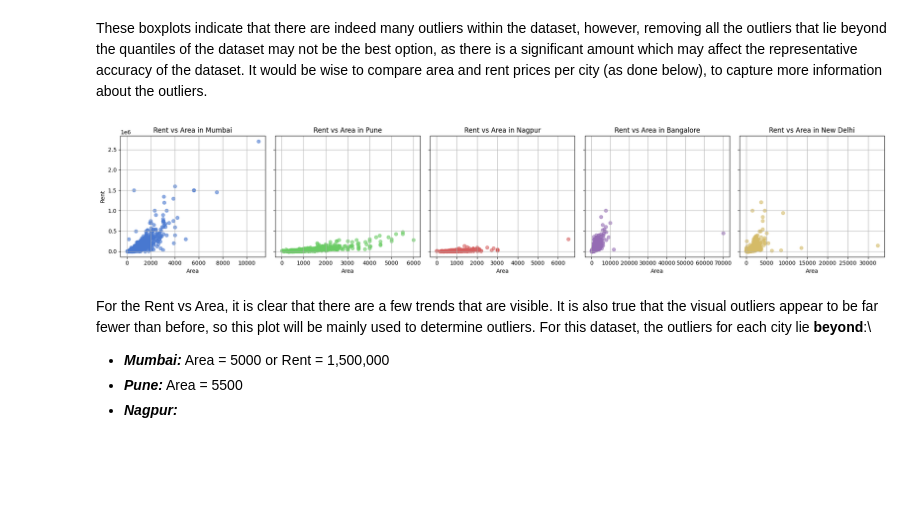
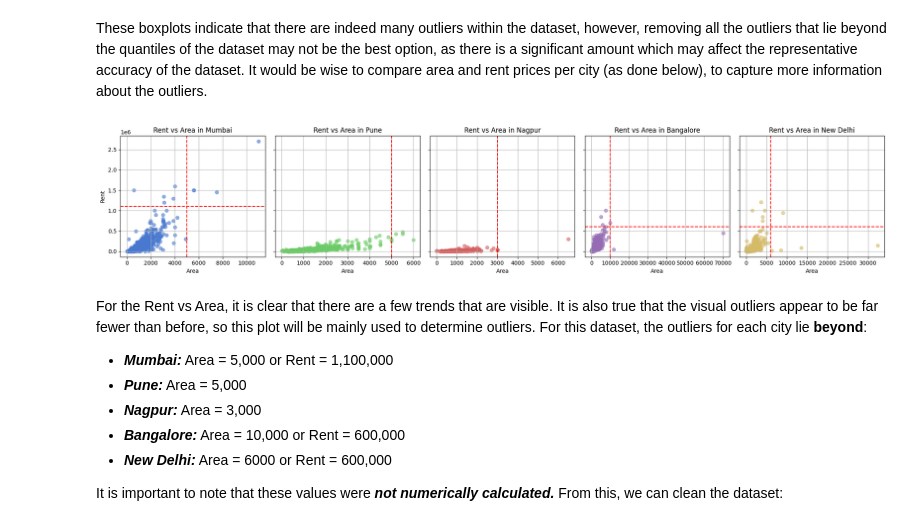
Before and after one commit to majdyousof/machine-learning-coursework, a Jupyter notebook: 02061161_code.ipynb, the cells around one changed output. Drawn from its saved outputs; the diff is of its cells as text; code cells hidden in the pictures; blank space fills up the shorter version.

```diff
--- a/02061161_code.ipynb
+++ b/02061161_code.ipynb
@@ -121,28 +128,43 @@ These boxplots indicate that there are indeed many outliers within the dataset,
 # %%
 # Get unique cities
 cities = data['city'].unique()
+
+# initialising the thresholds for rent and area (explanation in the next cell)
+rentthresholds = {'Mumbai': 1100000, 'Bangalore': 600000, 'New Delhi': 600000, 'Pune': 1e30, 'Nagpur': 1e30} # 1e30 is a very large number
+areathresholds = {'Mumbai': 5000, 'Bangalore': 10000, 'New Delhi': 6000, 'Pune': 5000, 'Nagpur': 3000}
 
 # Create a figure and subplots with a grid of 1 row and len(cities) columns
 fig, axs = plt.subplots(1, len(cities), figsize=(20, 4), sharey=True)
 
 # Loop through each city and create a scatter plot for each
 for i, city in enumerate(cities):
     city_data = data[data['city'] == city]  # Filter data by city
     axs[i].scatter(city_data['area'], city_data['rent'], color= sns.color_palette('muted6')[i], alpha=0.6, marker='o')
+
+    if city_data.max()['rent'] > rentthresholds[city]:
+        axs[i].axhline(rentthresholds[city], color='red', linestyle='--', label='Rent Threshold')
+    if city_data.max()['area'] > areathresholds[city]:
+        axs[i].axvline(areathresholds[city], color='red', linestyle='--', label='Area Threshold')
+
     axs[i].set_title(f'Rent vs Area in {city}')
     axs[i].grid(True)
     axs[i].set_xlabel('Area')
     if i == 0:
         axs[i].set_ylabel('Rent')
 
 # Adjust layout and show the plot
 plt.tight_layout()
 plt.savefig('plots/compRentVsArea.svg')
 plt.show()
 # %% [output]
-[figure, old version]
+[figure, new version]
 # %% [markdown]
-For the Rent vs Area, it is clear that there are a few trends that are visible. It is also true that the visual outliers appear to be far fewer than before, so this plot will be mainly used to determine outliers. For this dataset, the outliers for each city lie **beyond**:\
-- ***Mumbai:*** Area = 5000 or Rent = 1,500,000
-- ***Pune:*** Area = 5500
-- ***Nagpur:***
+For the Rent vs Area, it is clear that there are a few trends that are visible. It is also true that the visual outliers appear to be far fewer than before, so this plot will be mainly used to determine outliers. For this dataset, the outliers for each city lie **beyond**:
+
+- ***Mumbai:*** Area = 5,000 or Rent = 1,100,000
+- ***Pune:*** Area = 5,000
+- ***Nagpur:*** Area = 3,000
+- ***Bangalore:*** Area = 10,000 or Rent = 600,000
+- ***New Delhi:*** Area = 6000 or Rent = 600,000
+
+It is important to note that these values were ***not numerically calculated.*** From this, we can clean the dataset:
```
Also changed, not shown: parts of 6 cells of this notebook, 4 other files.
